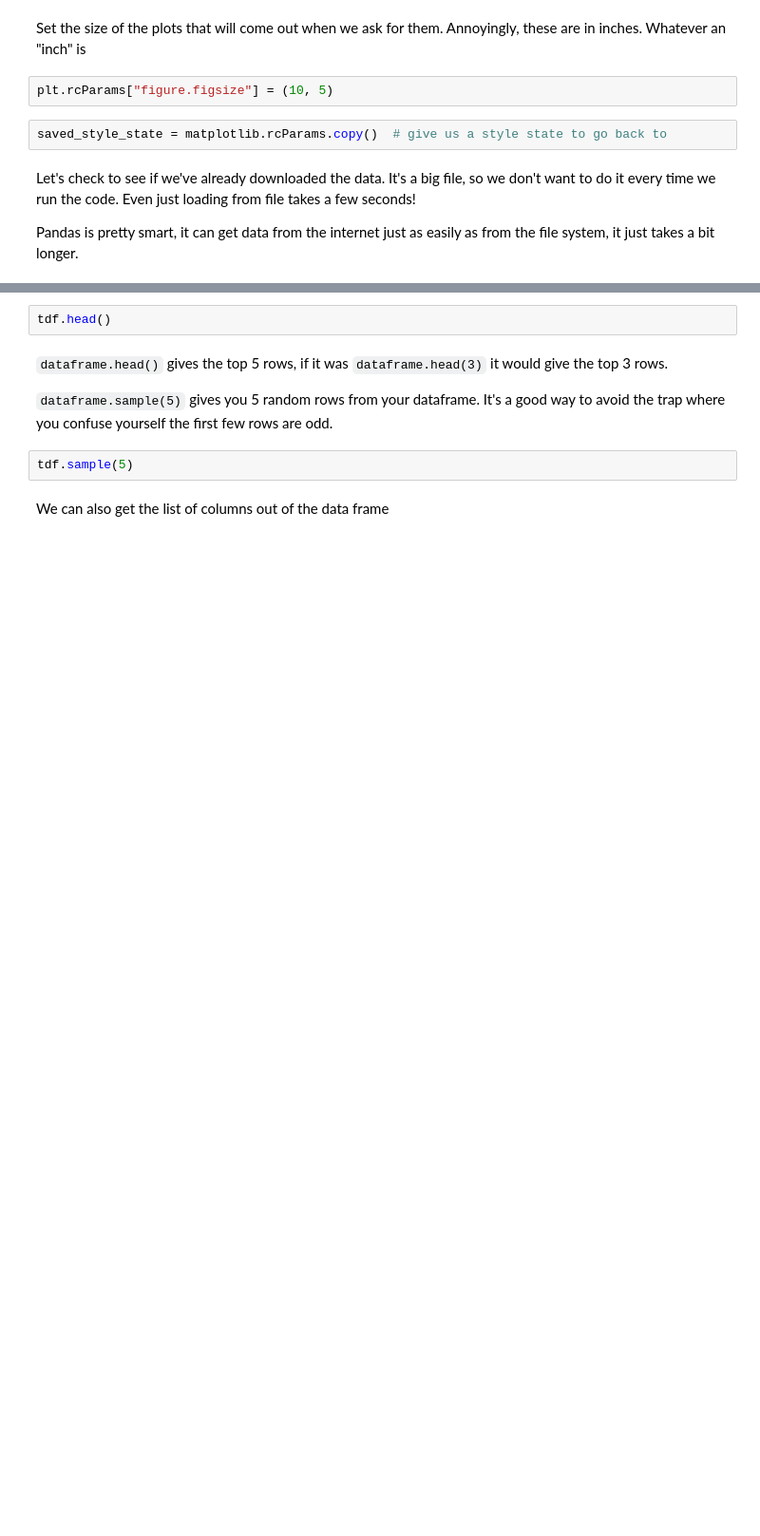
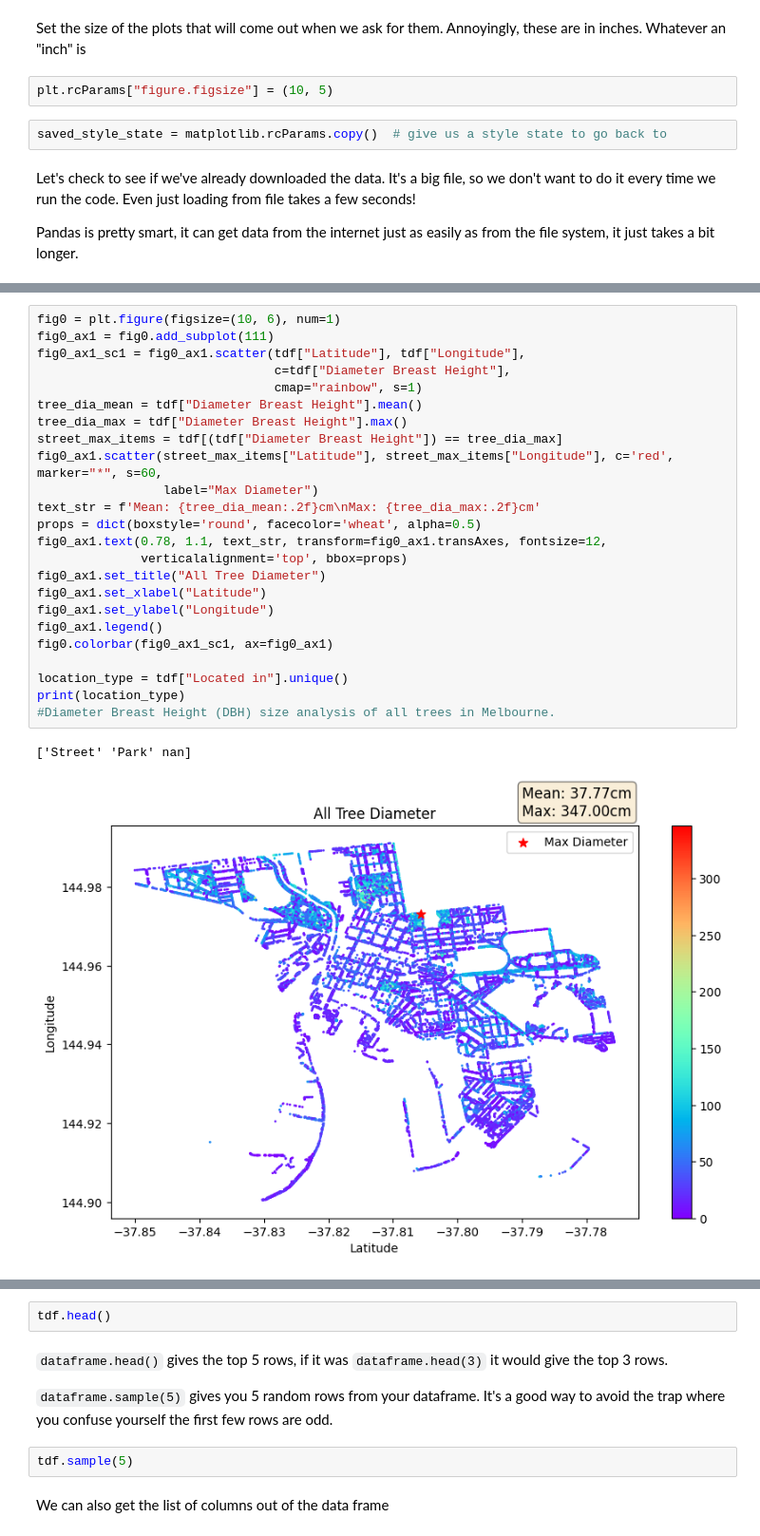
Before and after one commit to YienYan/tree_data, a Jupyter notebook: my_data.ipynb, the cells around one changed output, grey strips where cells are left out. Shown: that part at 95% size. Cells and saved outputs as stored; diff of their text form; blank space fills up the shorter version.

```diff
--- a/my_data.ipynb
+++ b/my_data.ipynb
@@ -41,0 +45,27 @@ print("done")
+# %%
+fig0 = plt.figure(figsize=(10, 6), num=1)
+fig0_ax1 = fig0.add_subplot(111)
+fig0_ax1_sc1 = fig0_ax1.scatter(tdf["Latitude"], tdf["Longitude"],
+                                c=tdf["Diameter Breast Height"],
+                                cmap="rainbow", s=1)
+tree_dia_mean = tdf["Diameter Breast Height"].mean()
+tree_dia_max = tdf["Diameter Breast Height"].max()
+street_max_items = tdf[(tdf["Diameter Breast Height"]) == tree_dia_max]
+fig0_ax1.scatter(street_max_items["Latitude"], street_max_items["Longitude"], c='red', marker="*", s=60,
+                 label="Max Diameter")
+text_str = f'Mean: {tree_dia_mean:.2f}cm\nMax: {tree_dia_max:.2f}cm'
+props = dict(boxstyle='round', facecolor='wheat', alpha=0.5)
+fig0_ax1.text(0.78, 1.1, text_str, transform=fig0_ax1.transAxes, fontsize=12,
+              verticalalignment='top', bbox=props)
+fig0_ax1.set_title("All Tree Diameter")
+fig0_ax1.set_xlabel("Latitude")
+fig0_ax1.set_ylabel("Longitude")
+fig0_ax1.legend()
+fig0.colorbar(fig0_ax1_sc1, ax=fig0_ax1)
+
+location_type = tdf["Located in"].unique()
+print(location_type)
+#Diameter Breast Height (DBH) size analysis of all trees in Melbourne.
+# %% [output]
+['Street' 'Park' nan]
+[figure, added]
```
Also changed, not shown: parts of 6 cells of this notebook.
